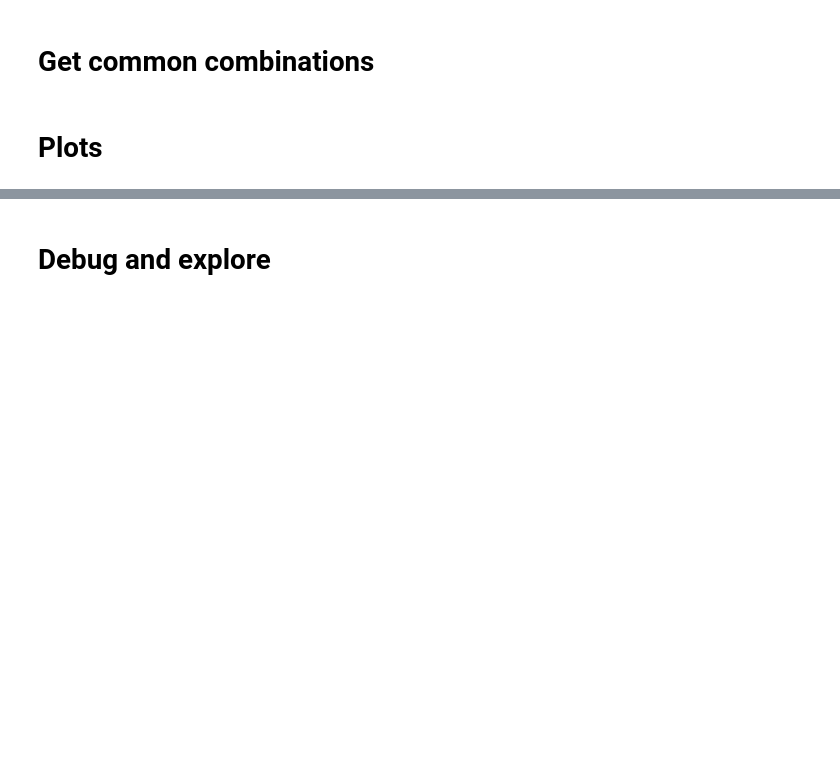
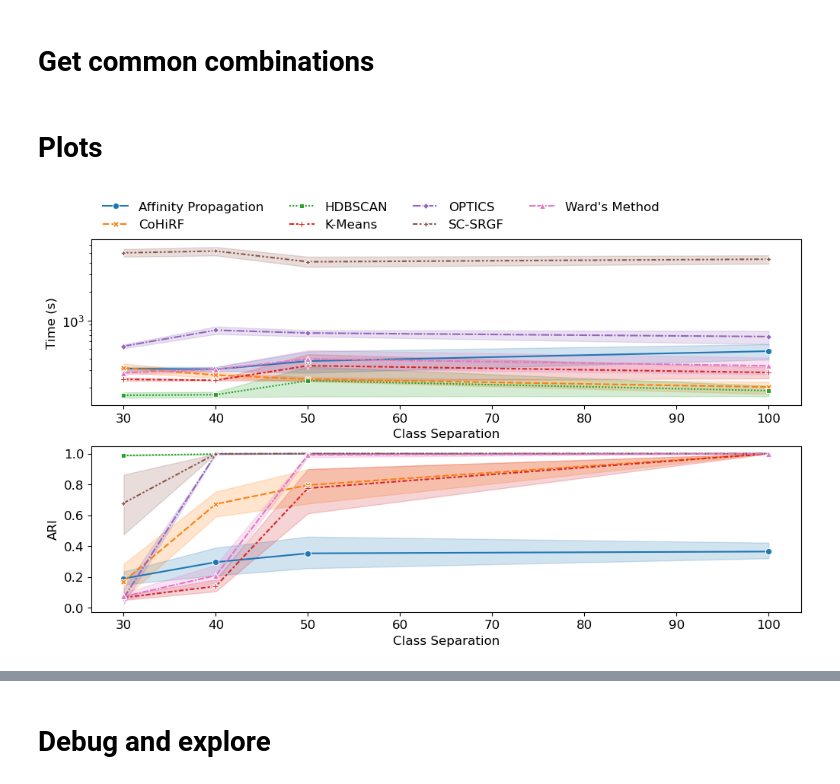
Before and after one commit to BrunoBelucci/cohirf, a Jupyter notebook: analyze_results/analyze_runs_classif.ipynb, the cells around one changed output, grey strips where cells are left out. Drawn from its saved outputs; the diff is of its cells as text; code cells hidden in the pictures; blank space fills up the shorter version.

```diff
--- a/analyze_results/analyze_runs_classif.ipynb
+++ b/analyze_results/analyze_runs_classif.ipynb
@@ -22,8 +20,8 @@ url = f'postgresql://belucci@localhost:{db_port}/{db_name}'
 engine = create_engine(url)
 query = 'SELECT experiments.name from experiments'
 experiment_names = pd.read_sql(query, engine)['name'].tolist()
-# results_dir = Path('~/tab_benchmark/results')
-# os.makedirs(results_dir, exist_ok=True)
+results_dir = Path('/home/bbelucci/code/recursive_clustering/results/processed_results')
+os.makedirs(results_dir, exist_ok=True)
 # %%
 experiment_names
 # %% [output]
@@ -246,3 +223,0 @@ df.columns = [' '.join(col).strip() for col in df.columns.values]
-# %%
-fig = px.line(df, x='n_features', y='fit_model_return_elapsed_time_child mean', color='model_nickname', line_dash='model_nickname', error_y='fit_model_return_elapsed_time_child std', log_x=True, log_y=True, markers=True)
-fig.show()
@@ -263,3 +223,0 @@ df.columns = [' '.join(col).strip() for col in df.columns.values]
-# %%
-fig = px.line(df, x='n_samples', y='fit_model_return_elapsed_time_child mean', color='model_nickname', line_dash='model_nickname', error_y='fit_model_return_elapsed_time_child std', log_x=True, log_y=True, markers=True)
-fig.show()
@@ -360,60 +270,51 @@ parameters = {
-# %%
-df = df_common.copy()
-df = df.loc[df['n_samples'] == 1000]
-df = df.loc[df['n_features'] == 10000]
-df = df.loc[df['pct_random'] == 0.0]
-df = df.loc[df['class_sep'] == 50.0]
-df = df.sort_values('model_nickname')
-fig = px.box(df, x='model_nickname', y='best_adjusted_rand', color='model_nickname')
-fig.show()
 # %%
 df = df_common.copy()
-# n_features = 1000
-# n_samples = 1000
-n_samples_n_features = [(1000, 1000), (1000, 10000)]
+n_features = 10000
+n_samples = 1000
 pct_random = 0.0
 models_names = {
-    'RecursiveClustering': 'CoHiRF',
-    'RecursiveClustering_20': 'CoHiRF (20 trials)',
+    # 'RecursiveClustering': 'CoHiRF',
+    'RecursiveClustering_20': 'CoHiRF',
     'KMeans': 'K-Means',
     'HDBSCAN': 'HDBSCAN',
     'DBSCAN': 'DBSCAN',
     'AffinityPropagation': 'Affinity Propagation',
     'OPTICS': 'OPTICS',
     'SpectralSubspaceRandomization': 'SC-SRGF',
     'WardAgglomerativeClustering': "Ward's Method",
 }
 df = df.loc[df['pct_random']==pct_random]
-df = df.loc[df['model_nickname'].isin(['RecursiveClustering', 'RecursiveClustering_20', 'KMeans', 'HDBSCAN', 'AffinityPropagation', 'OPTICS', 'SpectralSubspaceRandomization', 'WardAgglomerativeClustering'])]
+df = df.loc[~df['class_sep'].isin([10, 20])]
+df = df.loc[df['model_nickname'].isin(['RecursiveClustering_20', 'KMeans', 'HDBSCAN', 'AffinityPropagation', 'OPTICS', 'SpectralSubspaceRandomization', 'WardAgglomerativeClustering'])]
 df = df.replace({'model_nickname': models_names})
 df = df.sort_values(by='model_nickname')
 df = df.rename(columns={'fit_model_return_elapsed_time': 'Time (s)', 'max_memory_used': 'Memory (MB)', 'n_samples': 'Number of samples', 'n_features': 'Number of features', 'model_nickname': 'Model', 'class_sep': 'Class Separation', 'pct_random': '% Random Features', 'best_adjusted_rand' : 'ARI'})
 plt.style.use('default')
-# plt.style.use('seaborn-v0_8-paper')
 with mpl.rc_context(rc={
     'figure.constrained_layout.use': True,
     'savefig.bbox': 'tight',
     'figure.figsize': (10, 6),
     'legend.loc': 'upper left',
     'legend.frameon': False,
     'font.size': 12,
     # 'font.family': 'serif',
     # 'font.serif': 'Times',
     'text.color': 'black',
     'grid.color': 'black',
     'grid.alpha': 0.5,
 }):
     fig, axs = plt.subplots(2, 1)
     axs = axs.flatten()
-    for i, (n_samples, n_features) in enumerate(n_samples_n_features):
-        df_plot = df.copy()
-        df_plot = df_plot.loc[df_plot['Number of features']==n_features]
-        df_plot = df_plot.loc[df_plot['Number of samples']==n_samples]
-        ax = sns.lineplot(data=df_plot, x='Class Separation', y='ARI', hue='Model', style='Model', markers=True, errorbar='ci', ax=axs[i])
-        ax.legend().set_visible(False)
-        # plt.legend(title=None, bbox_to_anchor=(0.6, 0.3))
-        # plt.savefig(f'hypercube_n-samples{n_samples}_n-features{n_features}_pct-random{pct_random}.pdf')
-        # plt.show()
-axs[0].legend(title=None, fontsize=12)
-plt.savefig(f'hypercube_n-samples-n-features{n_samples_n_features}_pct-random{pct_random}.pdf')
-plt.show()
+    df_plot = df.copy()
+    df_plot = df_plot.loc[df_plot['Number of features']==n_features]
+    df_plot = df_plot.loc[df_plot['Number of samples']==n_samples]
+    ax = sns.lineplot(data=df_plot, x='Class Separation', y='Time (s)', hue='Model', style='Model', markers=True, errorbar='ci', ax=axs[0])
+    ax.legend().set_visible(False)
+    ax.set_yscale('log')
+    ax2 = sns.lineplot(data=df_plot, x='Class Separation', y='ARI', hue='Model', style='Model', markers=True, errorbar='ci', ax=axs[1])
+    ax2.legend().set_visible(False)
+    ax.legend(title=None, fontsize=12, bbox_to_anchor=(0.0, 1.3), ncols=4)
+    plt.savefig(results_dir / f'hypercube_n-samples{n_samples}_n-features{n_features}_pct-random{pct_random}_with_time.pdf')
+    plt.show()
+# %% [output]
+[figure, added]
```
Also changed, not shown: parts of 51 cells of this notebook.
